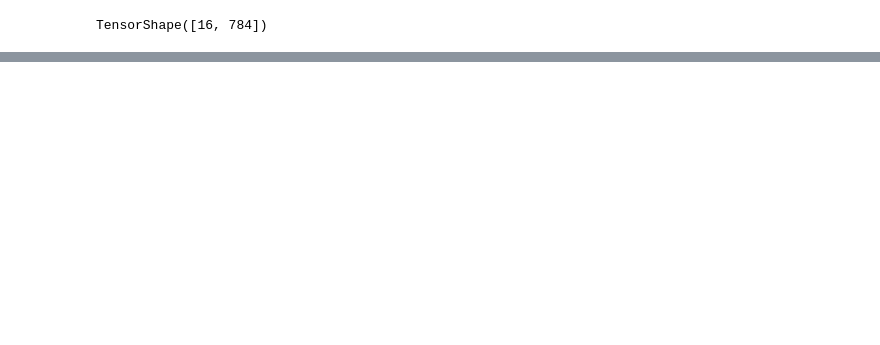
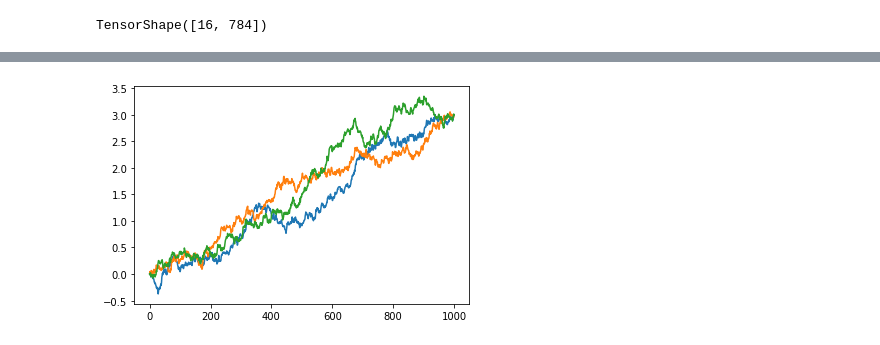
Before and after one commit to karasjoh000/GuassianProcesses, a Jupyter notebook: h4.ipynb, the cells around one changed output, grey strips where cells are left out. Drawn from its saved outputs; the diff is of its cells as text; code cells hidden in the pictures; blank space fills up the shorter version.

```diff
--- a/h4.ipynb
+++ b/h4.ipynb
@@ -74,0 +113,5 @@ for i in range(0, 16):
+# %%
+for i in range(0, 3):
+    plt.plot(sampleb1[i, :])
+# %% [output]
+[figure, added]
```
Also changed, not shown: parts of 8 cells of this notebook, 3 other files.
